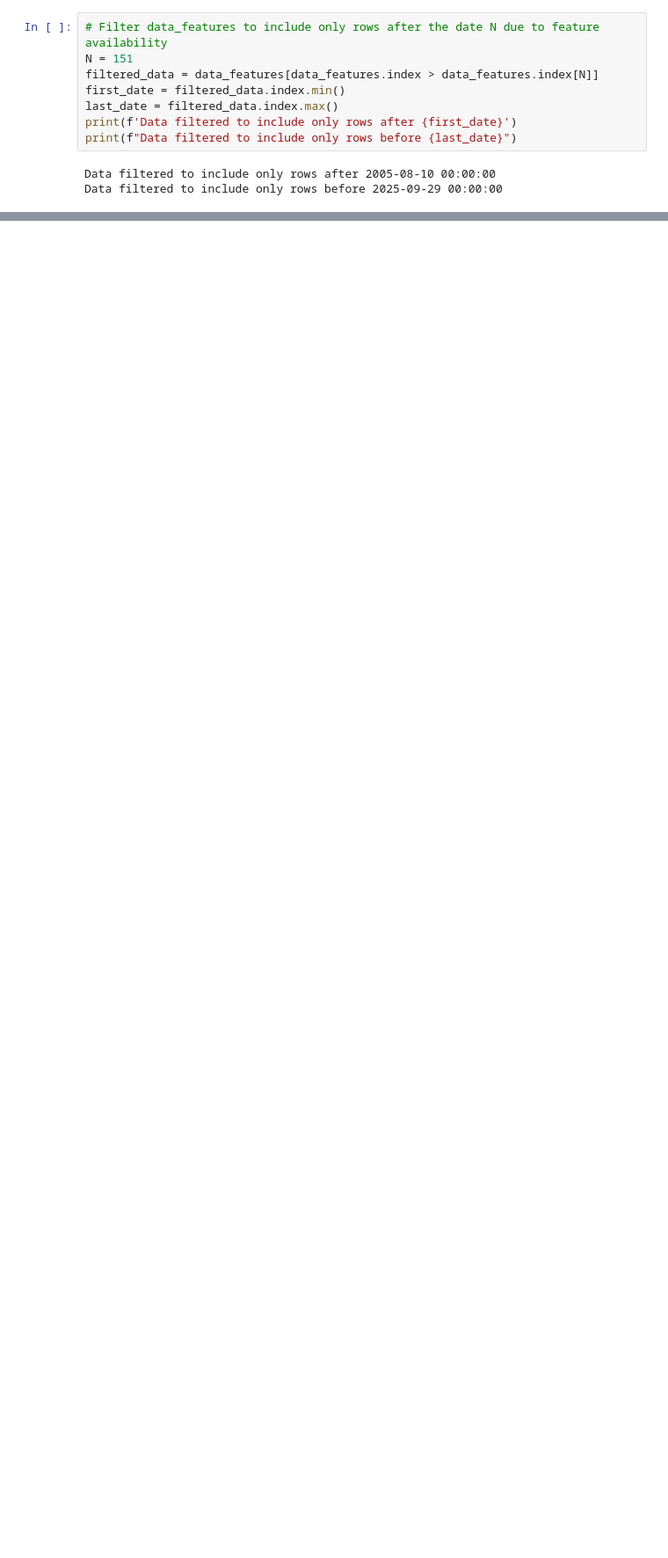
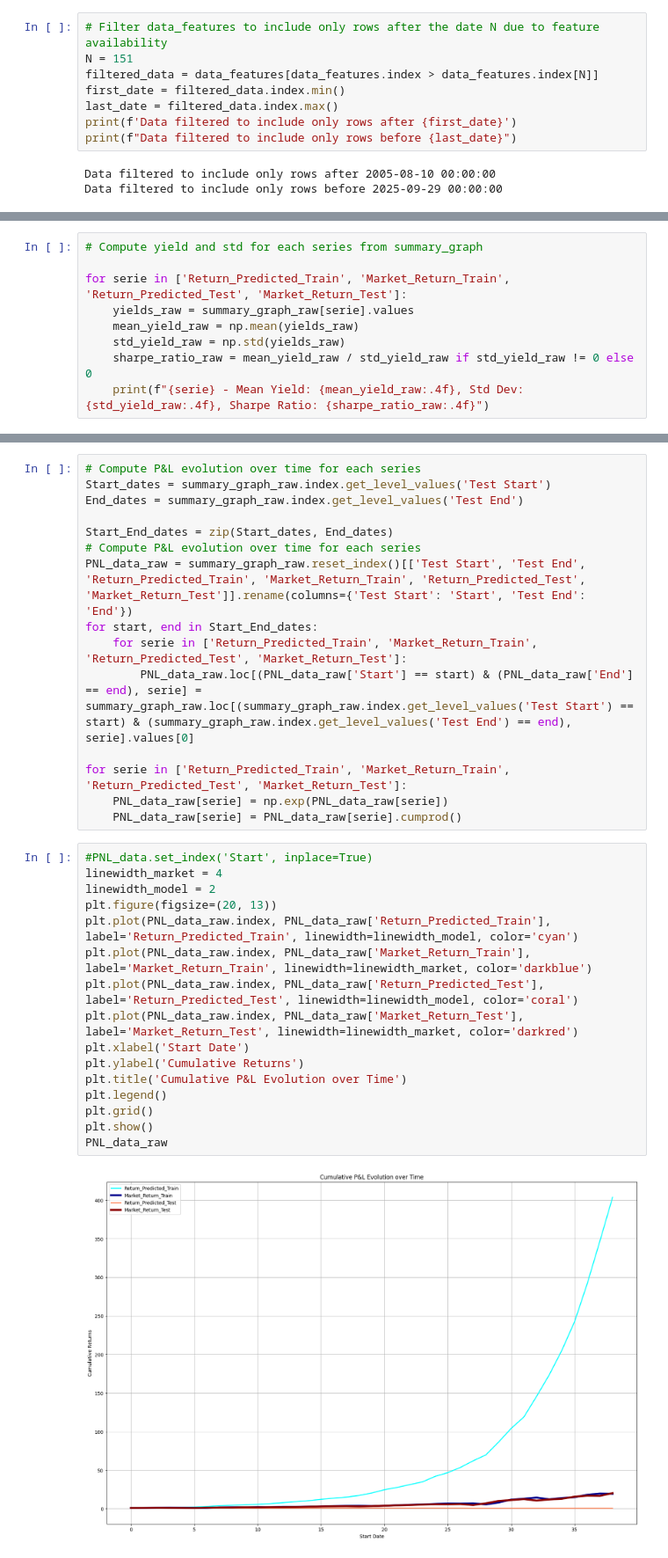
Before and after one commit to slang5/Sharp_Predict_V1, a Jupyter notebook: 2_lasso_model.ipynb, the cells around one changed output, grey strips where cells are left out. Shown at 88% size. Cells and saved outputs as stored; diff of their text form; blank space fills up the shorter version.

```diff
--- a/2_lasso_model.ipynb
+++ b/2_lasso_model.ipynb
@@ -269,0 +227,9 @@ Ticker_per_Period = {}
+# %%
+# Compute yield and std for each series from summary_graph
+
+for serie in ['Return_Predicted_Train', 'Market_Return_Train', 'Return_Predicted_Test', 'Market_Return_Test']:
+    yields_raw = summary_graph_raw[serie].values
+    mean_yield_raw = np.mean(yields_raw)
+    std_yield_raw = np.std(yields_raw)
+    sharpe_ratio_raw = mean_yield_raw / std_yield_raw if std_yield_raw != 0 else 0
+    print(f"{serie} - Mean Yield: {mean_yield_raw:.4f}, Std Dev: {std_yield_raw:.4f}, Sharpe Ratio: {sharpe_ratio_raw:.4f}")
@@ -269,0 +241,33 @@ Ticker_per_Period = {}
+# %%
+# Compute P&L evolution over time for each series
+Start_dates = summary_graph_raw.index.get_level_values('Test Start')
+End_dates = summary_graph_raw.index.get_level_values('Test End')
+
+Start_End_dates = zip(Start_dates, End_dates)
+# Compute P&L evolution over time for each series
+PNL_data_raw = summary_graph_raw.reset_index()[['Test Start', 'Test End', 'Return_Predicted_Train', 'Market_Return_Train', 'Return_Predicted_Test', 'Market_Return_Test']].rename(columns={'Test Start': 'Start', 'Test End': 'End'})
+for start, end in Start_End_dates:
+    for serie in ['Return_Predicted_Train', 'Market_Return_Train', 'Return_Predicted_Test', 'Market_Return_Test']:
+        PNL_data_raw.loc[(PNL_data_raw['Start'] == start) & (PNL_data_raw['End'] == end), serie] = summary_graph_raw.loc[(summary_graph_raw.index.get_level_values('Test Start') == start) & (summary_graph_raw.index.get_level_values('Test End') == end), serie].values[0]
+
+for serie in ['Return_Predicted_Train', 'Market_Return_Train', 'Return_Predicted_Test', 'Market_Return_Test']:
+    PNL_data_raw[serie] = np.exp(PNL_data_raw[serie])
+    PNL_data_raw[serie] = PNL_data_raw[serie].cumprod()
+# %%
+#PNL_data.set_index('Start', inplace=True)
+linewidth_market = 4
+linewidth_model = 2
+plt.figure(figsize=(20, 13))
+plt.plot(PNL_data_raw.index, PNL_data_raw['Return_Predicted_Train'], label='Return_Predicted_Train', linewidth=linewidth_model, color='cyan')
+plt.plot(PNL_data_raw.index, PNL_data_raw['Market_Return_Train'], label='Market_Return_Train', linewidth=linewidth_market, color='darkblue')
+plt.plot(PNL_data_raw.index, PNL_data_raw['Return_Predicted_Test'], label='Return_Predicted_Test', linewidth=linewidth_model, color='coral')
+plt.plot(PNL_data_raw.index, PNL_data_raw['Market_Return_Test'], label='Market_Return_Test', linewidth=linewidth_market, color='darkred')
+plt.xlabel('Start Date')
+plt.ylabel('Cumulative Returns')
+plt.title('Cumulative P&L Evolution over Time')
+plt.legend()
+plt.grid()
+plt.show()
+PNL_data_raw
+# %% [output]
+[figure, added]
```
Also changed, not shown: parts of 20 cells of this notebook, 6 other files.
